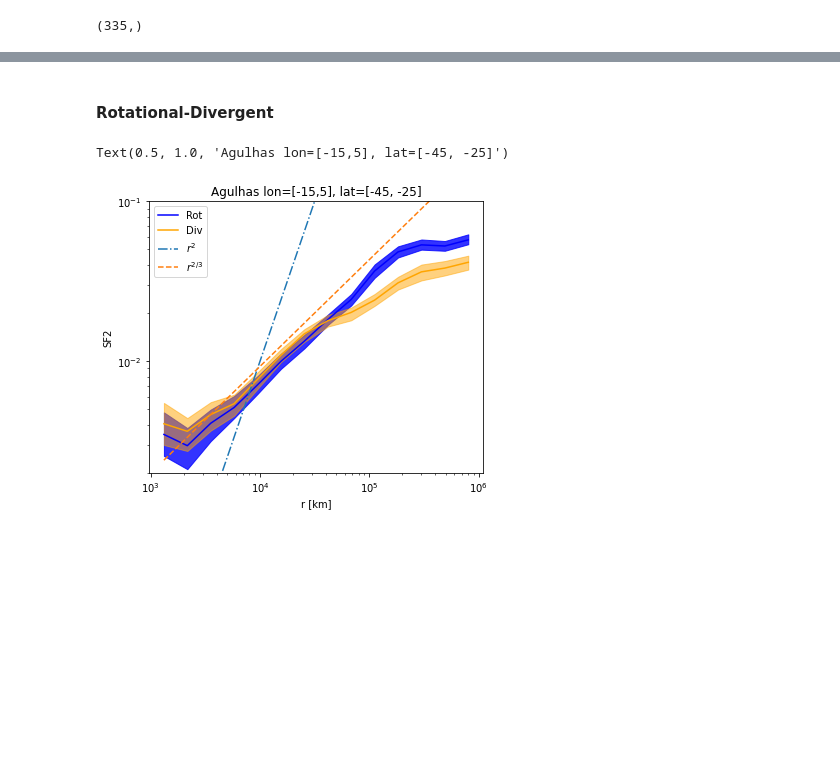
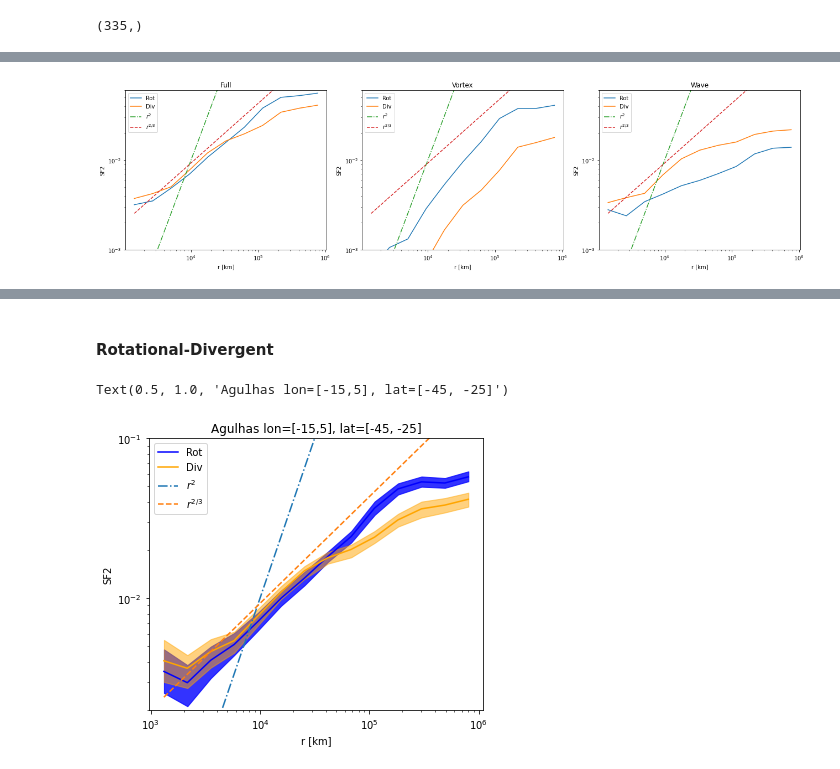
Before and after one commit to dhruvbalwada/GDP-earthcube-meeting-2022, a Jupyter notebook: pair_statistics_all_years_Agulhas.ipynb, the cells around one changed output, grey strips where cells are left out. Saved outputs shown, nothing was run; the diff lists cells and outputs as text; code cells hidden in the pictures; blank space fills up the shorter version.

```diff
--- a/pair_statistics_all_years_Agulhas.ipynb
+++ b/pair_statistics_all_years_Agulhas.ipynb
@@ -245,0 +314,58 @@ plt.savefig('SF2_Agulhas.png')
+# %%
+# Rotational-diverget
+SF2_rr, SF2_dd = psm.helmholtz_decompose( dist_axis, SF2_ll, SF2_tt )
+SF2_rr_lp, SF2_dd_lp = psm.helmholtz_decompose( dist_axis, SF2_ll_lp, SF2_tt_lp )
+SF2_rr_hp, SF2_dd_hp = psm.helmholtz_decompose( dist_axis, SF2_ll_hp, SF2_tt_hp )
+# %%
+plt.figure(figsize=(18, 5))
+
+plt.subplot(131)
+plt.plot(dist_axis, SF2_rr, label='Rot')
+plt.plot(dist_axis, SF2_dd, label='Div')
+
+plt.plot(dist_axis, 1e-10*dist_axis**2, '-.',  label= '$r^2$')
+plt.plot(dist_axis, 2e-5*dist_axis**(2/3), '--', label= '$r^{2/3}$')
+
+plt.xscale('log')
+plt.yscale('log')
+plt.legend()
+plt.ylim([1e-3,6e-2])
+plt.xlabel('r [km]')
+plt.ylabel('SF2')
+plt.title('Full')
+
+
+plt.subplot(132)
+plt.plot(dist_axis, SF2_rr_lp, label='Rot')
+plt.plot(dist_axis, SF2_dd_lp, label='Div')
+
+plt.plot(dist_axis, 1e-10*dist_axis**2, '-.',  label= '$r^2$')
+plt.plot(dist_axis, 2e-5*dist_axis**(2/3), '--', label= '$r^{2/3}$')
+
+plt.xscale('log')
+plt.yscale('log')
+plt.legend()
+plt.ylim([1e-3,6e-2])
+plt.xlabel('r [km]')
+plt.ylabel('SF2')
+plt.title('Vortex')
+
+plt.subplot(133)
+plt.plot(dist_axis, SF2_rr_hp, label='Rot')
+plt.plot(dist_axis, SF2_dd_hp, label='Div')
+
+plt.plot(dist_axis, 1e-10*dist_axis**2, '-.',  label= '$r^2$')
+plt.plot(dist_axis, 2e-5*dist_axis**(2/3), '--', label= '$r^{2/3}$')
+
+plt.xscale('log')
+plt.yscale('log')
+plt.legend()
+plt.ylim([1e-3,6e-2])
+plt.xlabel('r [km]')
+plt.ylabel('SF2')
+plt.title('Wave')
+
+#plt.savefig('SF2_Agulhas.png')
+plt.tight_layout()
+# %% [output]
+[figure, added]
```
Also changed, not shown: parts of 60 cells of this notebook, 3 other files.
